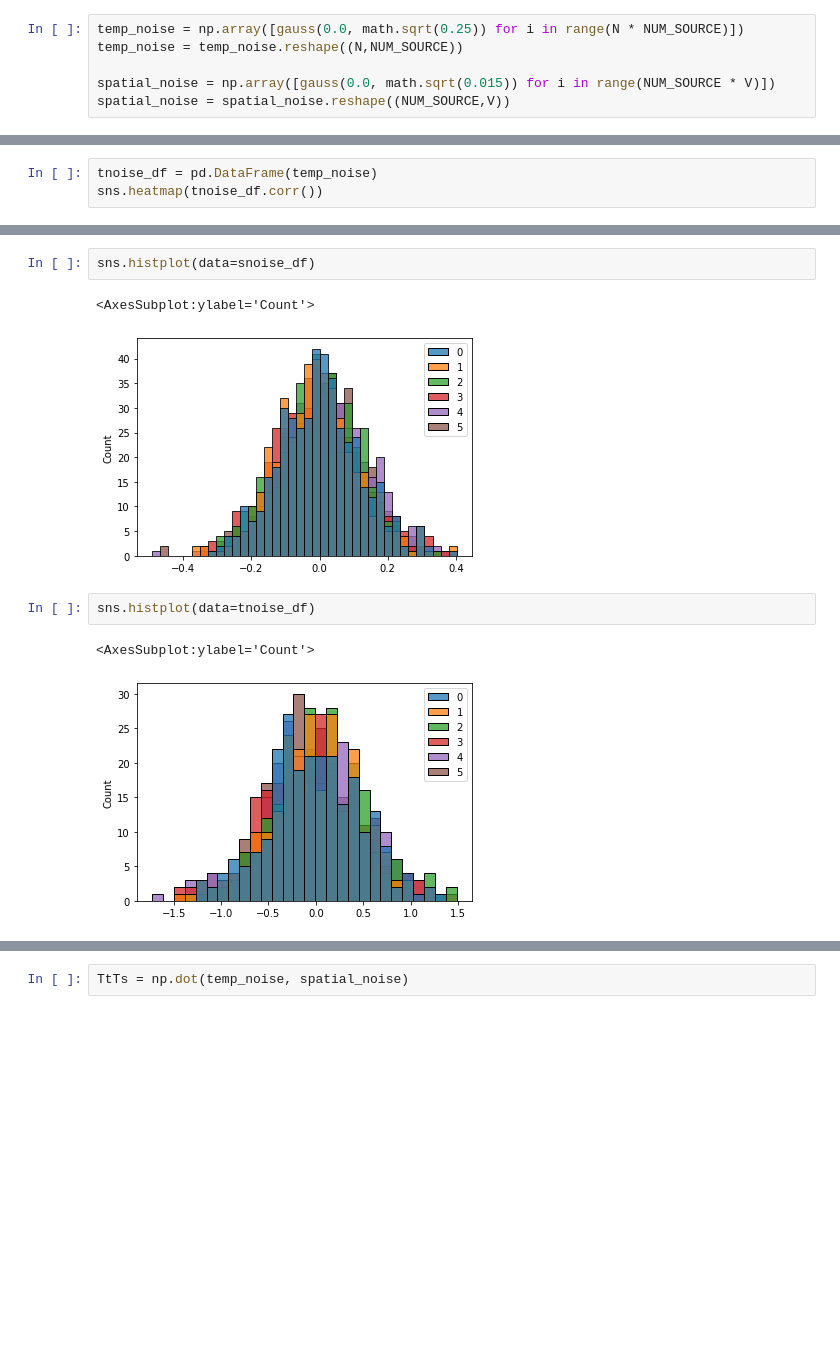
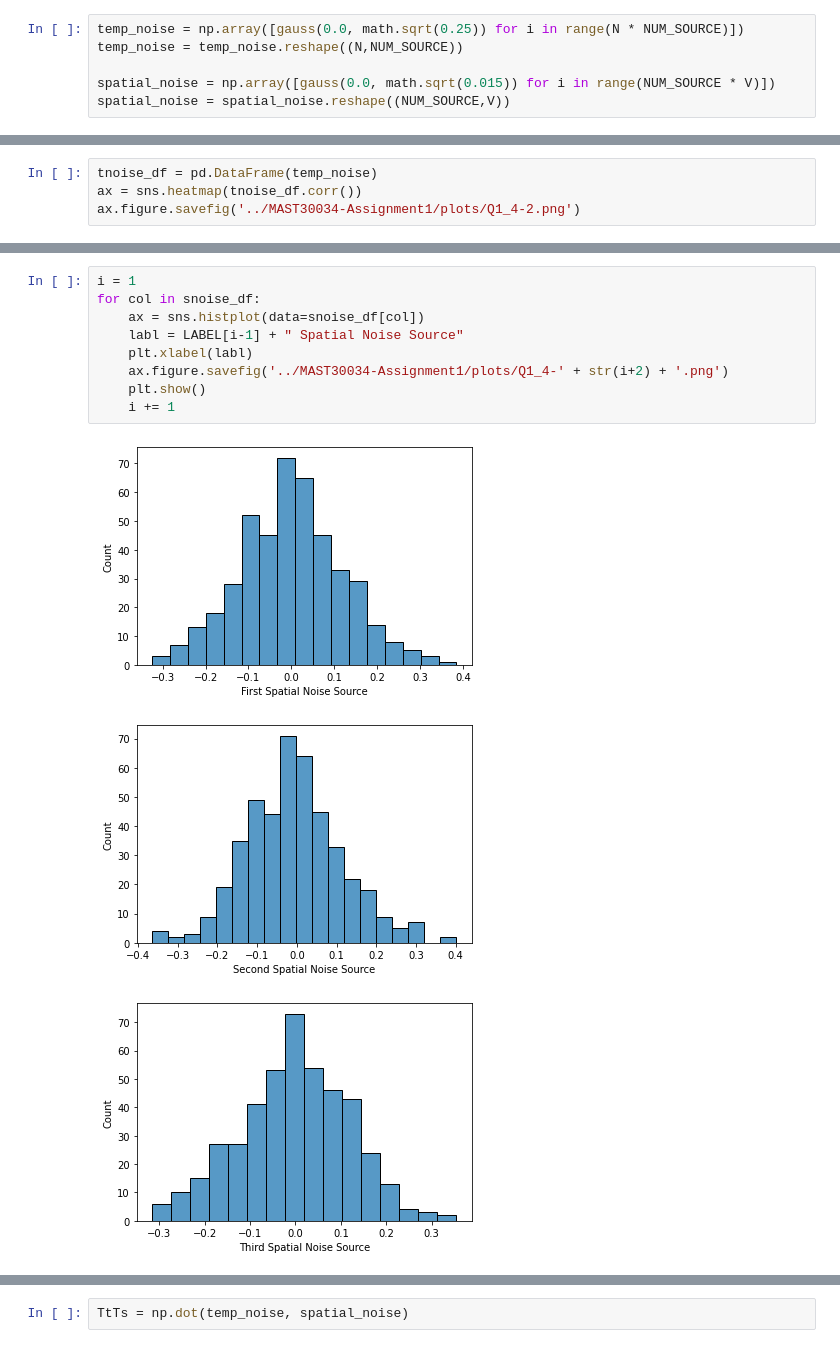
Before and after one commit to YourTeacher23/MAST30034-Assignment1, a Jupyter notebook: Notebook1.ipynb, the cells around one changed output, grey strips where cells are left out. Drawn from its saved outputs; the diff is of its cells as text; blank space fills up the shorter version.

```diff
--- a/Notebook1.ipynb
+++ b/Notebook1.ipynb
@@ -141,5 +155,6 @@ sns.heatmap(snoise_df.corr())
 [figure]
 # %%
 tnoise_df = pd.DataFrame(temp_noise)
-sns.heatmap(tnoise_df.corr())
+ax = sns.heatmap(tnoise_df.corr())
+ax.figure.savefig('../MAST30034-Assignment1/plots/Q1_4-2.png')
 # %% [output]
@@ -147,11 +161,14 @@ sns.heatmap(tnoise_df.corr())
 [figure]
-# %%
-sns.histplot(data=snoise_df)
-# %% [output]
-<AxesSubplot:ylabel='Count'>
-[figure, removed]
-# %%
-sns.histplot(data=tnoise_df)
-# %% [output]
-<AxesSubplot:ylabel='Count'>
-[figure, removed]
+# %%
+i = 1
+for col in snoise_df:
+    ax = sns.histplot(data=snoise_df[col])
+    labl = LABEL[i-1] + " Spatial Noise Source"
+    plt.xlabel(labl)
+    ax.figure.savefig('../MAST30034-Assignment1/plots/Q1_4-' + str(i+2) + '.png')
+    plt.show()
+    i += 1
+# %% [output]
+[figure, added]
+[figure, added]
+[figure, added]
```
Also changed, not shown: parts of 13 cells of this notebook.
